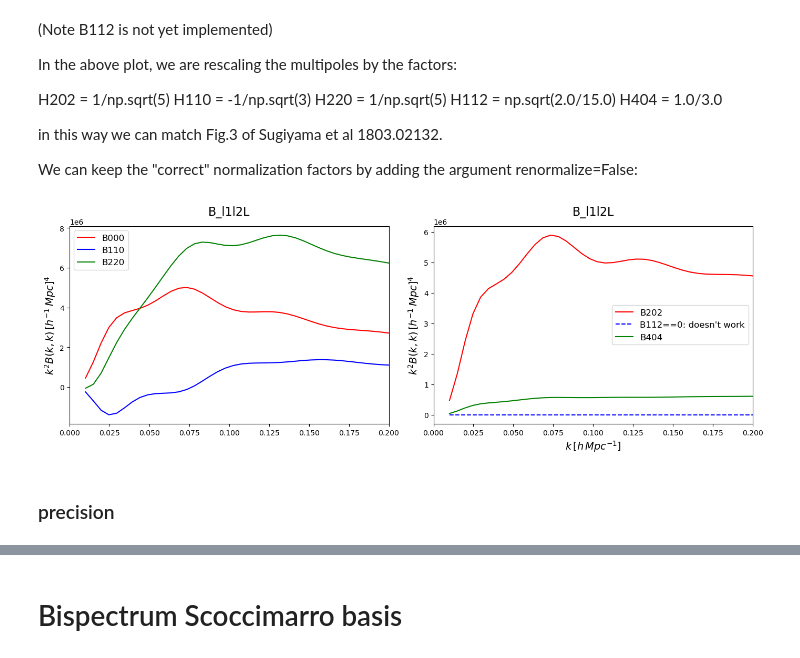
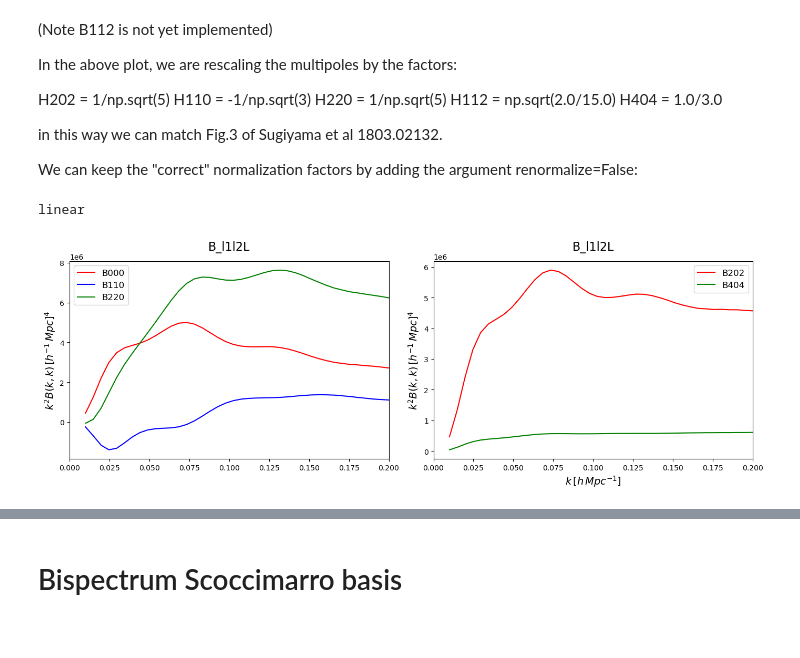
Before and after one commit to alejandroaviles/folpsD, a Jupyter notebook: example.ipynb, the cells around one changed output, grey strips where cells are left out. Cells and saved outputs as stored; diff of their text form; code cells hidden in the pictures.

```diff
--- a/example.ipynb
+++ b/example.ipynb
@@ -101,3 +104,5 @@ bisp_cosmo_params = [OmM,h]
 k_ev = np.linspace(0.01,0.2, num = 40)
 k_ev_bk=np.vstack([k_ev,k_ev]).T   # List of pairs of k. (B=B(k1,k2))
 precision=[10,10,10]
+
+k1k2pairs=k_ev_bk
@@ -104,7 +117,11 @@ precision=[10,10,10]
 # %%
 %%time
 k_pkl_pklnw=np.array([nonlinear[0][0], nonlinear[0][1], nonlinear[1][1]])
-B000, B110, B220, B202, B112, B404 = FOLPS.Bisp_Sugiyama_all(bisp_cosmo_params, bisp_nuis_params,
-                                   k_pkl_pklnw=k_pkl_pklnw, z_pk=z_pk, k1k2pairs=k_ev_bk,
-                                   Omfid=Omfid,precision=precision)
+qpar,qperp=1,1
+B000, B110, B220, B202, B404 = FOLPS.Sugiyama_Bl1l2L(k1k2pairs, bisp_nuis_params, bisp_cosmo_params,
+                                                     qpar, qperp, k_pkl_pklnw,
+                     precision=[10,10,10],
+                     f=None,
+                     renormalize=True,
+                     interpolation_method='linear')
 # %% [output]
@@ -154,35 +172,36 @@ We can keep the "correct" normalization factors by adding the argument renormali
 # %%
 
 k_pkl_pklnw=np.array([nonlinear[0][0], nonlinear[0][1], nonlinear[1][1]])
-B000_c, B110_c, B220_c, B202_c, B112_c, B404_c = FOLPS.Bisp_Sugiyama_all(bisp_cosmo_params, bisp_nuis_params,
-                                   k_pkl_pklnw=k_pkl_pklnw, z_pk=z_pk, k1k2pairs=k_ev_bk,
-                                   Omfid=Omfid,precision=precision,renormalize=False)
+B000_c, B110_c, B220_c, B202_c, B404_c = FOLPS.Sugiyama_Bl1l2L(k1k2pairs, bisp_nuis_params, bisp_cosmo_params, qpar, qperp, k_pkl_pklnw,
+                     precision=[10,10,10],
+                     f=None,
+                     renormalize=False,
+                     interpolation_method='linear')
 
 xmax=0.2
 
 fig, axs = plt.subplots(1, 2, figsize=(14, 5))
 
 axs[0].set_ylabel(r'$k^2 B(k,k) \, [h^{-1} \,  Mpc]^4$', fontsize=14)
 axs[0].plot(k_ev, k_ev**2 * B000_c, label=r'B000', ls='-', color='red')
 axs[0].plot(k_ev, k_ev**2 * B110_c, label=r'B110', ls='-', color='blue')
 axs[0].plot(k_ev, k_ev**2 * B220_c, label=r'B220', ls='-', color='green')
 axs[0].set_xlim([0, xmax])
 axs[0].legend(fontsize=12, loc='best')
 axs[0].set_title('B_l1l2L', fontsize=16, pad=15)
 
 axs[1].set_xlabel(r'$k \, [h\, Mpc^{-1}]$', fontsize=14)
 axs[1].set_ylabel(r'$k^2 B(k,k) \, [h^{-1} \,  Mpc]^4$', fontsize=14)
 axs[1].plot(k_ev, k_ev**2 * B202_c, label=r'B202', ls='-', color='red')
-axs[1].plot(k_ev, k_ev**2 * B112_c, label=r"B112==0: doesn't work", ls='--', color='blue')
+# axs[1].plot(k_ev, k_ev**2 * B112_c, label=r"B112==0: doesn't work", ls='--', color='blue')
 axs[1].plot(k_ev, k_ev**2 * B404_c, label=r'B404', ls='-', color='green')
 axs[1].set_xlim([0, xmax])
 axs[1].legend(fontsize=12, loc='best')
 axs[1].set_title('B_l1l2L', fontsize=16, pad=15)
 
 
 plt.tight_layout()
 plt.show()
 # %% [output]
+linear
-[figure, old version]
+[figure, new version]
-# %% [markdown]
-### precision
```
Also changed, not shown: parts of 14 cells of this notebook, 2 other files.
